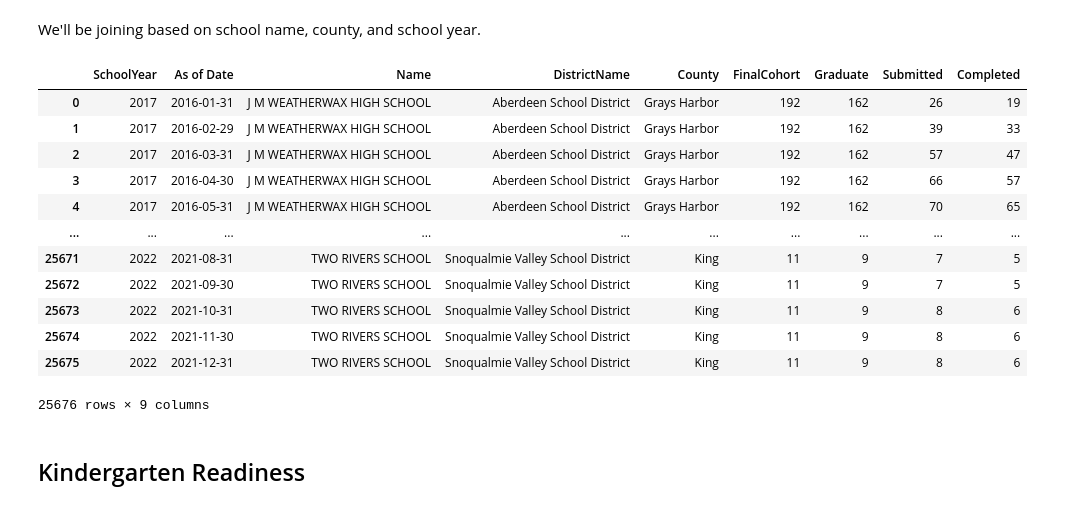
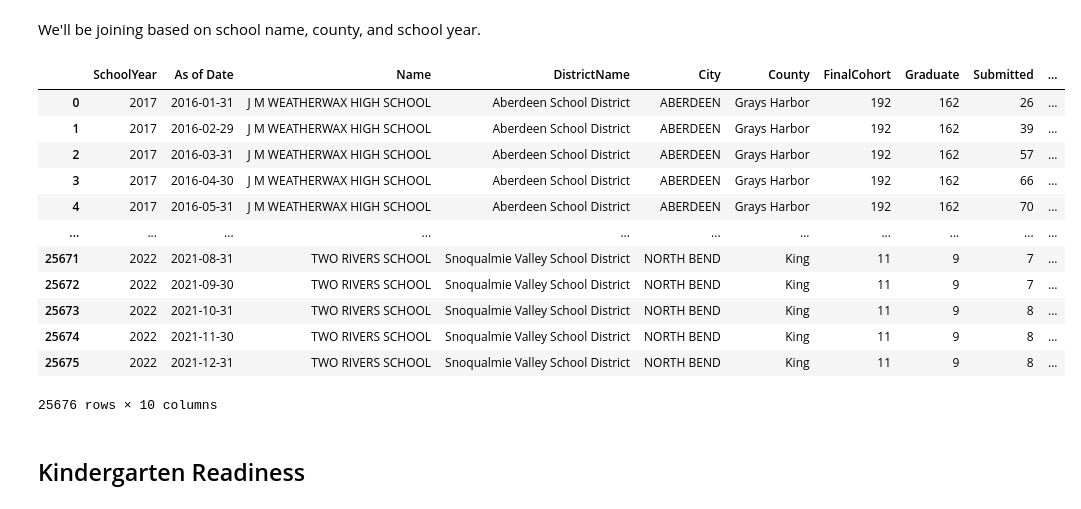
Before and after one commit to yay4john/United-Way, a Jupyter notebook: Predicting ALICE/FAFSA.ipynb, the cells around one changed output. Saved outputs shown, nothing was run; the diff lists cells and outputs as text; code cells hidden in the pictures.

Commit message:
fafsa zips done

```diff
--- a/Predicting ALICE/FAFSA.ipynb
+++ b/Predicting ALICE/FAFSA.ipynb
@@ -85,6 +85,6 @@ county['CITY NAME'] = county['CITY NAME'].str.upper()
 
 fafsa_county = fafsa_data.merge(county, left_on = 'City', right_on = 'CITY NAME')
 
-fafsa = fafsa_county[['SchoolYear','As of Date','Name','COUNTY NAME','Submitted','Completed']]
+fafsa = fafsa_county[['SchoolYear','As of Date','Name','City','COUNTY NAME','Submitted','Completed']]
 fafsa
 # %% [output]
@@ -173,22 +173,22 @@ See the caveats in the documentation: https://pandas.pydata.org/pandas-docs/stab
 We'll be joining based on school name, county, and school year.
 # %%
 joined = fafsa.merge(grad, left_on = ['SchoolYear','Name','COUNTY NAME'], right_on = ['SchoolYear','SchoolName','County'])
-output = joined[['SchoolYear','As of Date','Name','DistrictName','County','FinalCohort','Graduate','Submitted','Completed']]
+output = joined[['SchoolYear','As of Date','Name','DistrictName','City','County','FinalCohort','Graduate','Submitted','Completed']]
 output
 # %% [output]
-|  | SchoolYear | As of Date | Name | DistrictName | County | FinalCohort | Graduate | Submitted | Completed |
-| 0 | 2017 | 2016-01-31 | J M WEATHERWAX HIGH SCHOOL | Aberdeen School District | Grays Harbor | 192 | 162 | 26 | 19 |
-| 1 | 2017 | 2016-02-29 | J M WEATHERWAX HIGH SCHOOL | Aberdeen School District | Grays Harbor | 192 | 162 | 39 | 33 |
-| 2 | 2017 | 2016-03-31 | J M WEATHERWAX HIGH SCHOOL | Aberdeen School District | Grays Harbor | 192 | 162 | 57 | 47 |
-| 3 | 2017 | 2016-04-30 | J M WEATHERWAX HIGH SCHOOL | Aberdeen School District | Grays Harbor | 192 | 162 | 66 | 57 |
-| 4 | 2017 | 2016-05-31 | J M WEATHERWAX HIGH SCHOOL | Aberdeen School District | Grays Harbor | 192 | 162 | 70 | 65 |
-| ... | ... | ... | ... | ... | ... | ... | ... | ... | ... |
-| 25671 | 2022 | 2021-08-31 | TWO RIVERS SCHOOL | Snoqualmie Valley School District | King | 11 | 9 | 7 | 5 |
-| 25672 | 2022 | 2021-09-30 | TWO RIVERS SCHOOL | Snoqualmie Valley School District | King | 11 | 9 | 7 | 5 |
-| 25673 | 2022 | 2021-10-31 | TWO RIVERS SCHOOL | Snoqualmie Valley School District | King | 11 | 9 | 8 | 6 |
-| 25674 | 2022 | 2021-11-30 | TWO RIVERS SCHOOL | Snoqualmie Valley School District | King | 11 | 9 | 8 | 6 |
-| 25675 | 2022 | 2021-12-31 | TWO RIVERS SCHOOL | Snoqualmie Valley School District | King | 11 | 9 | 8 | 6 |
+|  | SchoolYear | As of Date | Name | DistrictName | City | County | FinalCohort | Graduate | Submitted | ... |
+| 0 | 2017 | 2016-01-31 | J M WEATHERWAX HIGH SCHOOL | Aberdeen School District | ABERDEEN | Grays Harbor | 192 | 162 | 26 | ... |
+| 1 | 2017 | 2016-02-29 | J M WEATHERWAX HIGH SCHOOL | Aberdeen School District | ABERDEEN | Grays Harbor | 192 | 162 | 39 | ... |
+| 2 | 2017 | 2016-03-31 | J M WEATHERWAX HIGH SCHOOL | Aberdeen School District | ABERDEEN | Grays Harbor | 192 | 162 | 57 | ... |
+| 3 | 2017 | 2016-04-30 | J M WEATHERWAX HIGH SCHOOL | Aberdeen School District | ABERDEEN | Grays Harbor | 192 | 162 | 66 | ... |
+| 4 | 2017 | 2016-05-31 | J M WEATHERWAX HIGH SCHOOL | Aberdeen School District | ABERDEEN | Grays Harbor | 192 | 162 | 70 | ... |
+| ... | ... | ... | ... | ... | ... | ... | ... | ... | ... | ... |
+| 25671 | 2022 | 2021-08-31 | TWO RIVERS SCHOOL | Snoqualmie Valley School District | NORTH BEND | King | 11 | 9 | 7 | ... |
+| 25672 | 2022 | 2021-09-30 | TWO RIVERS SCHOOL | Snoqualmie Valley School District | NORTH BEND | King | 11 | 9 | 7 | ... |
+| 25673 | 2022 | 2021-10-31 | TWO RIVERS SCHOOL | Snoqualmie Valley School District | NORTH BEND | King | 11 | 9 | 8 | ... |
+| 25674 | 2022 | 2021-11-30 | TWO RIVERS SCHOOL | Snoqualmie Valley School District | NORTH BEND | King | 11 | 9 | 8 | ... |
+| 25675 | 2022 | 2021-12-31 | TWO RIVERS SCHOOL | Snoqualmie Valley School District | NORTH BEND | King | 11 | 9 | 8 | ... |
-25676 rows × 9 columns
+25676 rows × 10 columns
 # %%
 output.to_csv('/Users/jStrange/Library/CloudStorage/OneDrive-Personal/Data Science/Data/United Way/FAFSA/FAFSA Graduation Data.csv')
 # %% [markdown]
```
Also changed, not shown: parts of 4 cells of this notebook, 2 other files.
